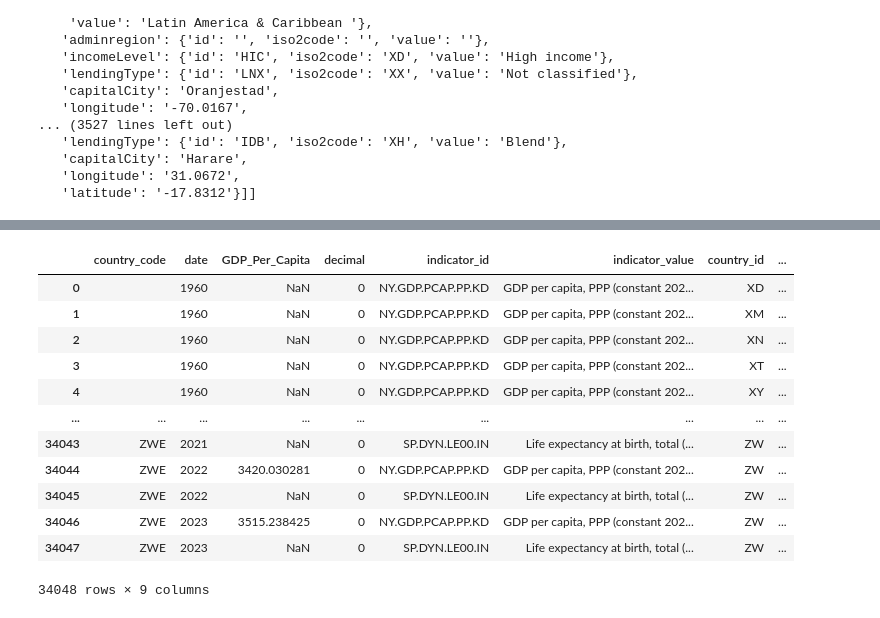
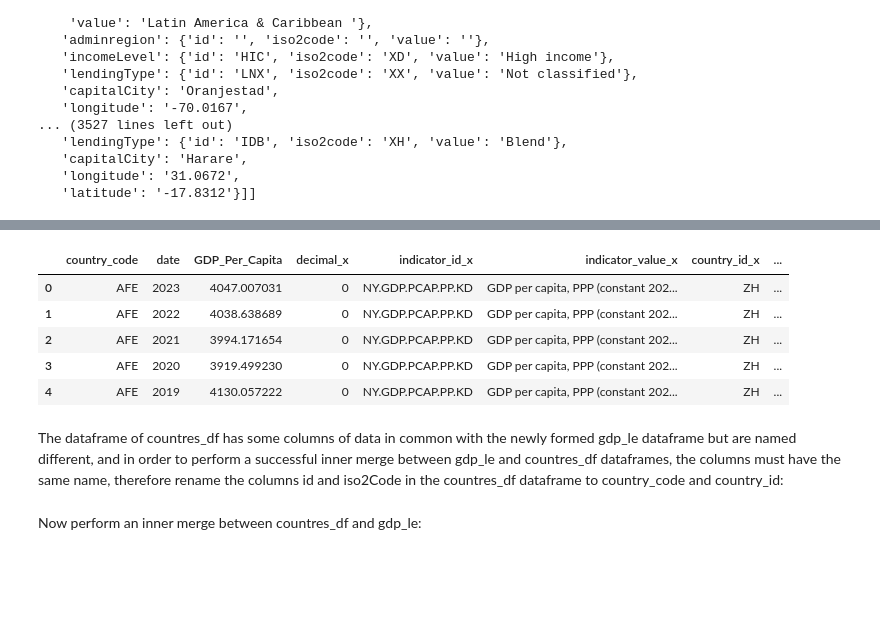
Before and after one commit to nss-data-science-cohort-8/api-exercise-msmith89-wq, a Jupyter notebook: notebooks/API Exercise.ipynb, the cells around one changed output, grey strips where cells are left out. Cells and saved outputs as stored; diff of their text form; code cells hidden in the pictures; blank space fills up the shorter version.

```diff
--- a/notebooks/API Exercise.ipynb
+++ b/notebooks/API Exercise.ipynb
@@ -12,8 +14,8 @@ import pandas as pd
 # %% [markdown]
 1. Use the API to get all available data for the _GDP per capita, PPP (constant 2017 international $)_ indicator. Hint: this indicator has code "NY.GDP.PCAP.PP.KD". Adjust the query parameters so that you can retrieve all available rows. Convert the results to a DataFrame.
 # %%
-endpointgdp = 'http://api.worldbank.org/v2/country/all/indicator/NY.GDP.PCAP.PP.KD?format=json'
-params = {'per_page': 17024}
+endpointgdp = 'http://api.worldbank.org/v2/country/all/indicator/NY.GDP.PCAP.PP.KD'
+params = {'per_page': 17024, 'format':'json'}
 response = requests.get(endpointgdp, params = params)
 # %%
 gdpres = response.json()
@@ -182,5 +214,5 @@ Merge resulting dataframes:
 # %%
-gdp_le = pd.merge(gdpres, leres, how = 'outer')
+gdp_le = pd.merge(gdpres, leres, on = ['country_code', 'date', 'country_value'], how = 'inner')
 # %%
 gdp_le
 # %% [output]
@@ -246,21 +273,18 @@ countres_df
 # %%
-gdp_le
+gdp_le.head()
 # %% [output]
-|  | country_code | date | GDP_Per_Capita | decimal | indicator_id | indicator_value | country_id | ... |
-| 0 |  | 1960 | NaN | 0 | NY.GDP.PCAP.PP.KD | GDP per capita, PPP (constant 202... | XD | ... |
-| 1 |  | 1960 | NaN | 0 | NY.GDP.PCAP.PP.KD | GDP per capita, PPP (constant 202... | XM | ... |
-| 2 |  | 1960 | NaN | 0 | NY.GDP.PCAP.PP.KD | GDP per capita, PPP (constant 202... | XN | ... |
-| 3 |  | 1960 | NaN | 0 | NY.GDP.PCAP.PP.KD | GDP per capita, PPP (constant 202... | XT | ... |
-| 4 |  | 1960 | NaN | 0 | NY.GDP.PCAP.PP.KD | GDP per capita, PPP (constant 202... | XY | ... |
-| ... | ... | ... | ... | ... | ... | ... | ... | ... |
-| 34043 | ZWE | 2021 | NaN | 0 | SP.DYN.LE00.IN | Life expectancy at birth, total (... | ZW | ... |
-| 34044 | ZWE | 2022 | 3420.030281 | 0 | NY.GDP.PCAP.PP.KD | GDP per capita, PPP (constant 202... | ZW | ... |
-| 34045 | ZWE | 2022 | NaN | 0 | SP.DYN.LE00.IN | Life expectancy at birth, total (... | ZW | ... |
-| 34046 | ZWE | 2023 | 3515.238425 | 0 | NY.GDP.PCAP.PP.KD | GDP per capita, PPP (constant 202... | ZW | ... |
-| 34047 | ZWE | 2023 | NaN | 0 | SP.DYN.LE00.IN | Life expectancy at birth, total (... | ZW | ... |
+|  | country_code | date | GDP_Per_Capita | decimal_x | indicator_id_x | indicator_value_x | country_id_x | ... |
+| 0 | AFE | 2023 | 4047.007031 | 0 | NY.GDP.PCAP.PP.KD | GDP per capita, PPP (constant 202... | ZH | ... |
+| 1 | AFE | 2022 | 4038.638689 | 0 | NY.GDP.PCAP.PP.KD | GDP per capita, PPP (constant 202... | ZH | ... |
+| 2 | AFE | 2021 | 3994.171654 | 0 | NY.GDP.PCAP.PP.KD | GDP per capita, PPP (constant 202... | ZH | ... |
+| 3 | AFE | 2020 | 3919.499230 | 0 | NY.GDP.PCAP.PP.KD | GDP per capita, PPP (constant 202... | ZH | ... |
+| 4 | AFE | 2019 | 4130.057222 | 0 | NY.GDP.PCAP.PP.KD | GDP per capita, PPP (constant 202... | ZH | ... |
-34048 rows × 9 columns
+# %% [markdown]
+The dataframe of countres_df has some columns of data in common with the newly formed gdp_le dataframe but are named different, and in order to perform a successful inner merge between gdp_le and countres_df dataframes, the columns must have the same name, therefore rename the columns id and iso2Code in the countres_df dataframe to country_code and country_id:
 # %%
 countres_df.rename(columns={'id':'country_code', 'iso2Code':'country_id'}, inplace=True)
+# %% [markdown]
+Now perform an inner merge between countres_df and gdp_le:
 # %%
 count_gdp_le_df = pd.merge(
     left = countres_df,
```
Also changed, not shown: parts of 24 cells of this notebook.
